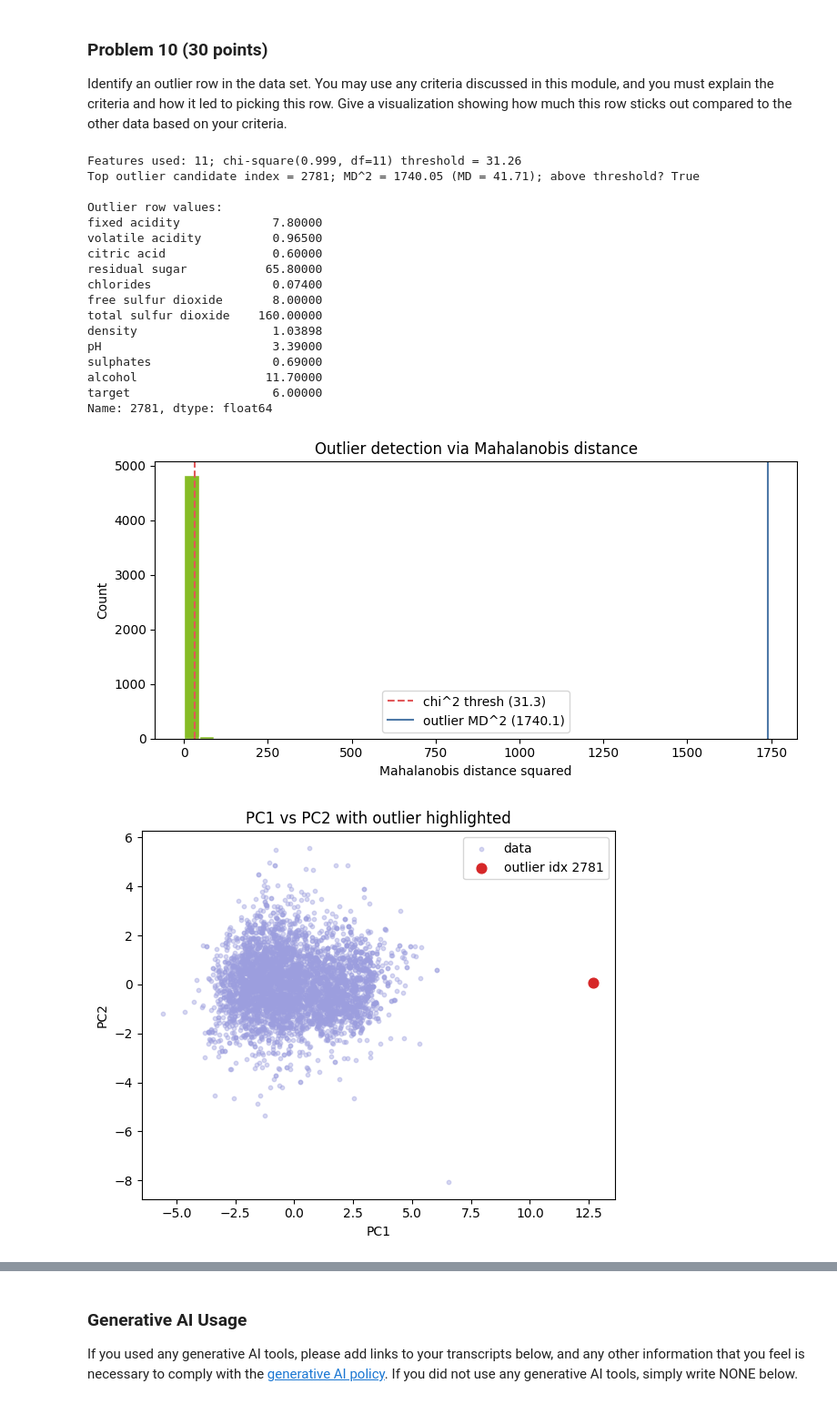
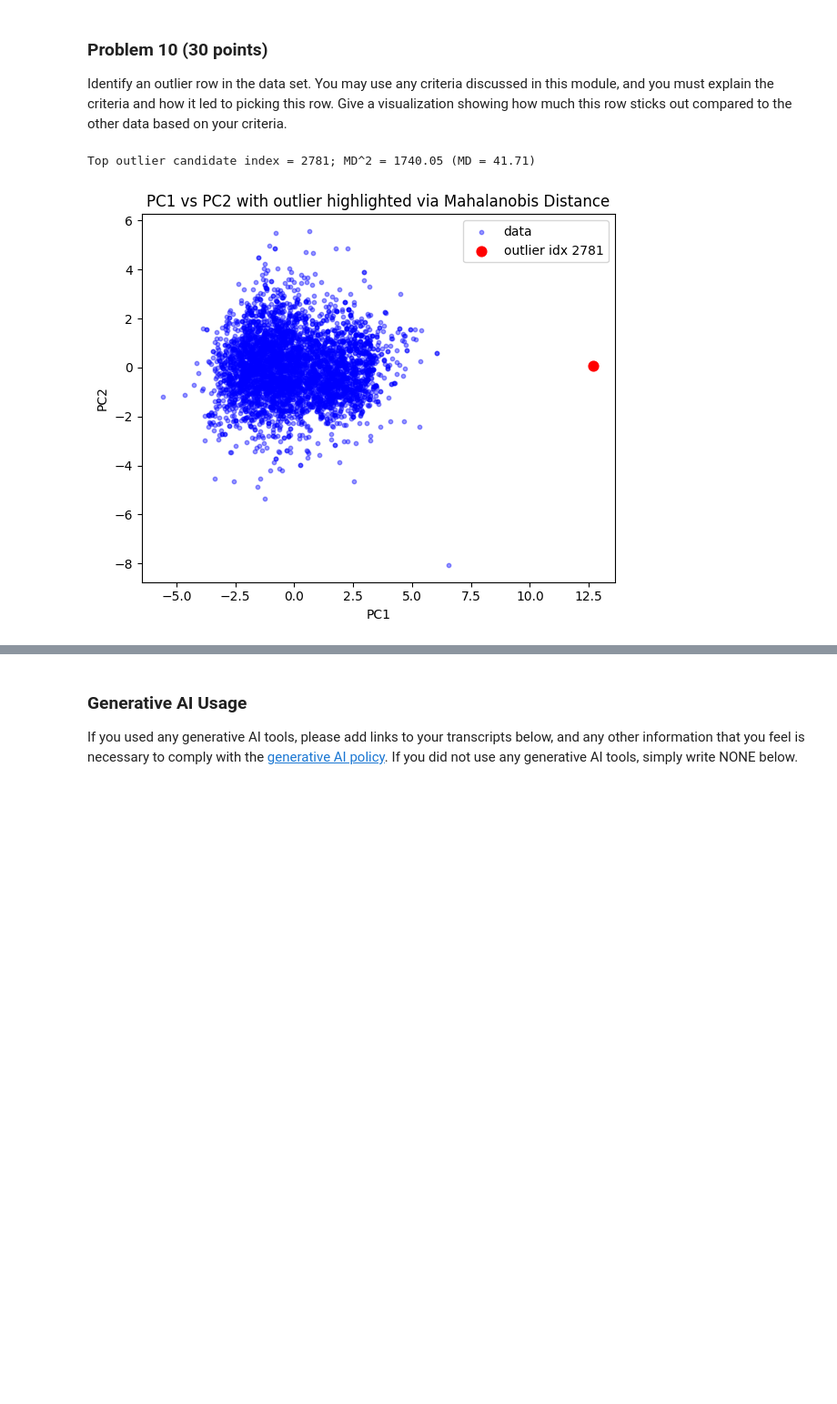
Before and after one commit to RevibeZ/dx601-final-project, a Jupyter notebook: project.ipynb, the cells around one changed output, grey strips where cells are left out. Shown: that part at 91% size. Cells and saved outputs as stored; diff of their text form; code cells hidden in the pictures; blank space fills up the shorter version.

```diff
--- a/project.ipynb
+++ b/project.ipynb
@@ -544,87 +544,46 @@ FEATURE_COLS = [c for c in df.columns if c != TARGET_COL]
 X = df[FEATURE_COLS].to_numpy()
 
 # Standardize features (z-scores)
 X_mean = X.mean(axis=0)
 X_std = X.std(axis=0, ddof=0)
 X_std_safe = np.where(X_std == 0, 1.0, X_std)
 X_scaled = (X - X_mean) / X_std_safe
 
 # Mahalanobis distance using sample covariance of standardized features
 S = np.cov(X_scaled, rowvar=False, ddof=1)
 S_inv = np.linalg.pinv(S)  # pseudo-inverse for numerical stability
 center = X_scaled.mean(axis=0)
 
 def mahalanobis2(row):
     d = row - center
     return float(d @ S_inv @ d.T)
 
 md2 = np.apply_along_axis(mahalanobis2, 1, X_scaled)
 md = np.sqrt(md2)
 
-# Chi-square threshold (very strict) with dof = number of features
-from scipy.stats import chi2
-k = X.shape[1]
-alpha = 0.001
-chi2_thresh = chi2.ppf(1 - alpha, df=k)
-
-# Pick top outlier by MD^2 and check against threshold
+# Pick top outlier by MD^2 (largest)
 idx_out = int(np.argmax(md2))
 md2_out = float(md2[idx_out])
 md_out = float(md[idx_out])
-passed_thresh = md2_out > chi2_thresh
 
-print(f"Features used: {k}; chi-square(0.999, df={k}) threshold = {chi2_thresh:.2f}")
-print(f"Top outlier candidate index = {idx_out}; MD^2 = {md2_out:.2f} (MD = {md_out:.2f}); above threshold? {passed_thresh}")
+print(f"Top outlier candidate index = {idx_out}; MD^2 = {md2_out:.2f} (MD = {md_out:.2f})")
 
-# Show the row values for context
-row_vals = df.iloc[idx_out][FEATURE_COLS + [TARGET_COL]] if TARGET_COL in df.columns else df.iloc[idx_out][FEATURE_COLS]
-print("\nOutlier row values:")
-print(row_vals)
 
-# Visualization 1: Histogram of MD^2 with threshold and outlier marker
-plt.figure(figsize=(8, 4))
-plt.hist(md2, bins=40, color="#86bc25", edgecolor="white")
-plt.axvline(chi2_thresh, color="#e15759", linestyle="--", label=f"chi^2 thresh ({chi2_thresh:.1f})")
-plt.axvline(md2_out, color="#4e79a7", linestyle="-", label=f"outlier MD^2 ({md2_out:.1f})")
-plt.xlabel("Mahalanobis distance squared")
-plt.ylabel("Count")
-plt.title("Outlier detection via Mahalanobis distance")
+# Visualization: PCA scatter (first two PCs) with outlier highlighted
+pca = PCA(n_components=2)
+pcs = pca.fit_transform(X_scaled)
+plt.figure(figsize=(6, 5))
+plt.scatter(pcs[:, 0], pcs[:, 1], s=10, alpha=0.4, label="data", color='blue')
+plt.scatter(pcs[idx_out, 0], pcs[idx_out, 1], s=60, color='red', label=f"outlier idx {idx_out}")
+plt.xlabel("PC1")
+plt.ylabel("PC2")
+plt.title("PC1 vs PC2 with outlier highlighted via Mahalanobis Distance")
 plt.legend()
 plt.tight_layout()
 plt.show()
-
-# Visualization 2: PCA scatter (first two PCs) with outlier highlighted
-pca = PCA(n_components=2)
-pcs = pca.fit_transform(X_scaled)
-plt.figure(figsize=(6, 5))
-plt.scatter(pcs[:, 0], pcs[:, 1], s=10, alpha=0.4, label="data", color="#9c9ede")
-plt.scatter(pcs[idx_out, 0], pcs[idx_out, 1], s=60, color="#d62728", label=f"outlier idx {idx_out}")
-plt.xlabel("PC1")
-plt.ylabel("PC2")
-plt.title("PC1 vs PC2 with outlier highlighted")
-plt.legend()
-plt.tight_layout()
-plt.show()
 # %% [output]
-Features used: 11; chi-square(0.999, df=11) threshold = 31.26
-Top outlier candidate index = 2781; MD^2 = 1740.05 (MD = 41.71); above threshold? True
-
-Outlier row values:
-fixed acidity             7.80000
-volatile acidity          0.96500
-citric acid               0.60000
-residual sugar           65.80000
-chlorides                 0.07400
-free sulfur dioxide       8.00000
-total sulfur dioxide    160.00000
-density                   1.03898
-pH                        3.39000
-sulphates                 0.69000
-alcohol                  11.70000
-target                    6.00000
-Name: 2781, dtype: float64
+Top outlier candidate index = 2781; MD^2 = 1740.05 (MD = 41.71)
-[figure, old version]
+[figure, new version]
-[figure, removed]
 # %% [markdown]
 Outlier identification criteria and result:
 
```
Also changed, not shown: parts of 4 cells of this notebook.
